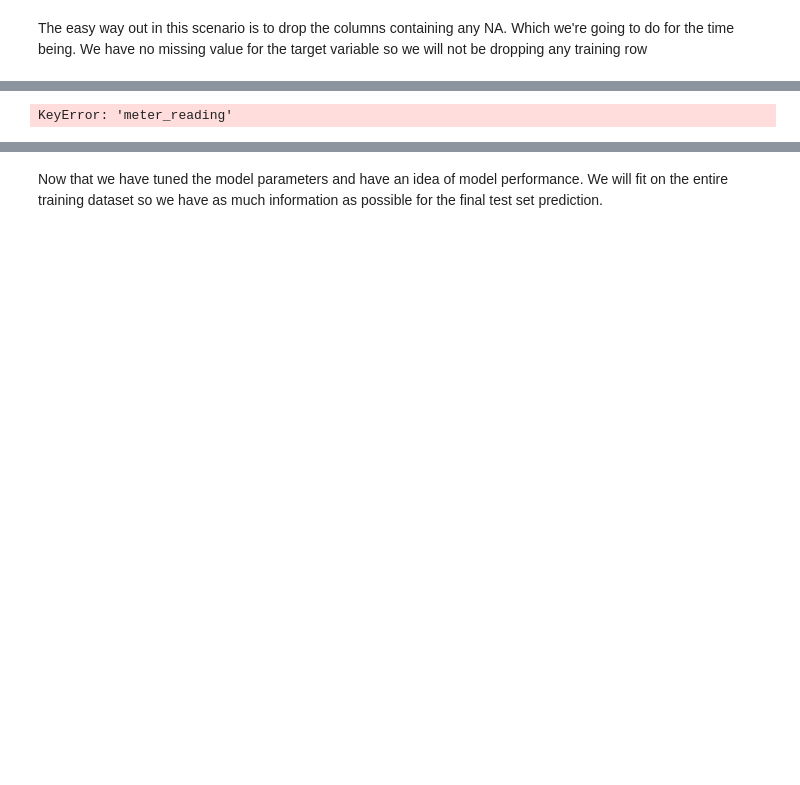
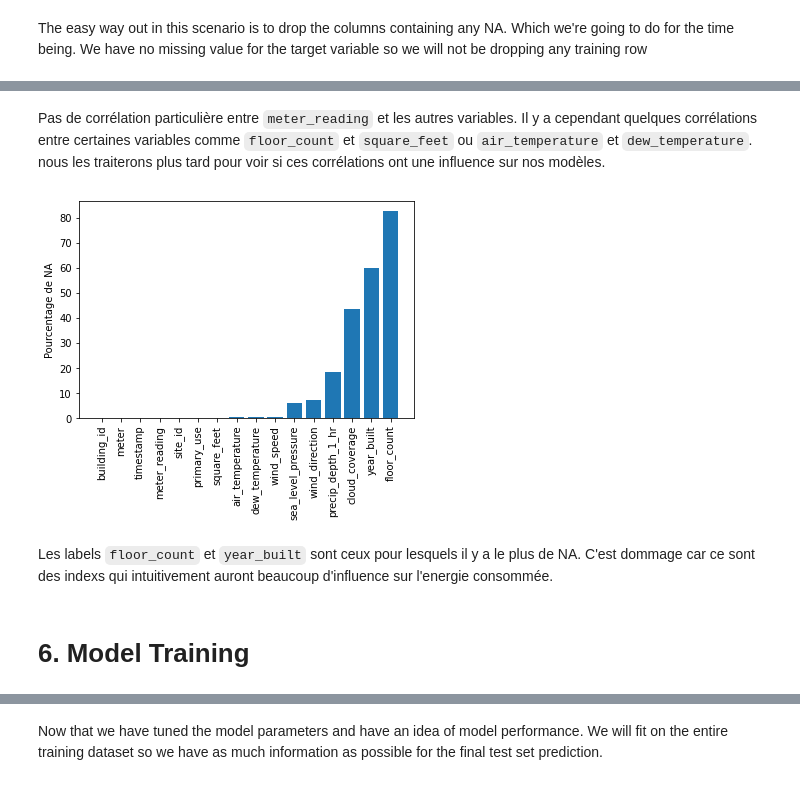
Before and after one commit to DataCampM2DSSAF/suivi_ashrae_fadadedata, a Jupyter notebook: src/ashrae-energy-predictions-first-submission-with-cat.ipynb, the cells around one changed output, grey strips where cells are left out. Drawn from its saved outputs; the diff is of its cells as text; code cells hidden in the pictures; blank space fills up the shorter version.

```diff
--- a/src/ashrae-energy-predictions-first-submission-with-cat.ipynb
+++ b/src/ashrae-energy-predictions-first-submission-with-cat.ipynb
@@ -244,15 +182,29 @@ test_df['week_month_datetime'] = test_df['week_month_datetime'].apply(lambda x:
+# %% [markdown]
+Pas de corrélation particulière entre `meter_reading` et les autres variables. Il y a cependant quelques corrélations entre certaines variables comme `floor_count` et `square_feet` ou `air_temperature` et `dew_temperature`. nous les traiterons plus tard pour voir si ces corrélations ont une influence sur nos modèles.
+# %%
+is_na=train_m.isnull().sum()*100/train_m.shape[0]
+is_na=is_na.sort_values()
+ind = np.arange(len(is_na))
+plt.bar(ind, is_na.values)
+plt.xticks(ind,is_na.index,rotation=90)
+plt.ylabel("Pourcentage de NA")
+plt.show()
+# %% [output]
+[figure, added]
+# %% [markdown]
+Les labels `floor_count` et `year_built` sont ceux pour lesquels il y a le plus de NA. C'est dommage car ce sont des indexs qui intuitivement auront beaucoup d'influence sur l'energie consommée.
+# %% [markdown]
+# <a id='6'>6. Model Training</a>
 # %%
 %%time
 from sklearn.model_selection import GridSearchCV #, train_test_split,TimeSeriesSplit
 from sklearn.metrics import make_scorer, mean_squared_error, mean_absolute_error, mean_squared_log_error
 from sklearn.tree import DecisionTreeRegressor
 
-y_train = test_m['meter_reading']
+y_train = train_m['meter_reading']
 
 # my_tree = DecisionTreeRegressor()
 
 # MSE = make_scorer(mean_squared_error)
-# %% [output]
-KeyError: 'meter_reading'
 # %%
 test_m
```
Also changed, not shown: parts of 15 cells of this notebook.
